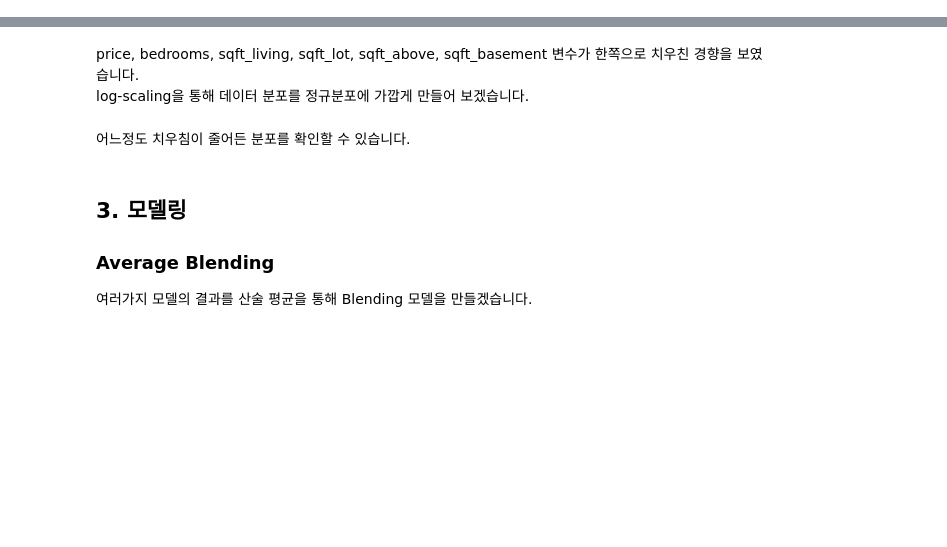
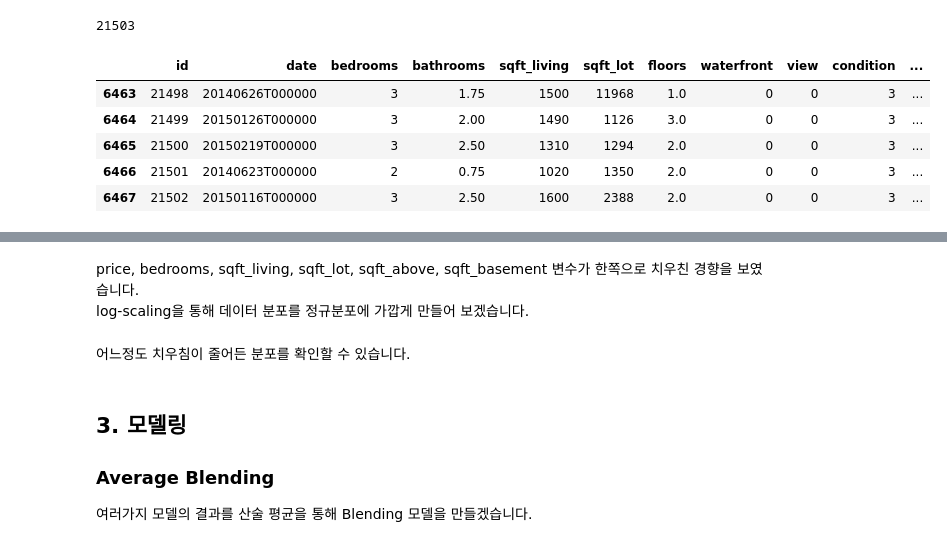
Before and after one commit to minsung6333/AIFEL_Quest, a Jupyter notebook: Exploration_02/2019-ml-month-2nd-baseline.ipynb, the cells around one changed output, grey strips where cells are left out. Saved outputs shown, nothing was run; the diff lists cells and outputs as text; code cells hidden in the pictures; blank space fills up the shorter version.

```diff
--- a/Exploration_02/2019-ml-month-2nd-baseline.ipynb
+++ b/Exploration_02/2019-ml-month-2nd-baseline.ipynb
@@ -18,6 +18,10 @@ import lightgbm as lgb
 import matplotlib.pyplot as plt
 import seaborn as sns
 # %%
-train_data_path = join('../input', 'train.csv')
-sub_data_path = join('../input', 'test.csv')
+# Directory path
+data_dir = '/aiffel/aiffel/AIFEL_Quest/Exploration_02/data'
+
+# Dataset pwd
+train_data_path = join(data_dir, 'train.csv')
+sub_data_path = join(data_dir, 'test.csv')
 # %% [markdown]
@@ -56,3 +95,18 @@ del data['price']
 # %%
+# Concat dataset
+# train_len = 15035
 train_len = len(data)
 data = pd.concat((data, sub), axis=0)
+
+print(len(data))
+# %% [output]
+21503
+# %%
+data.tail()
+# %% [output]
+|  | id | date | bedrooms | bathrooms | sqft_living | sqft_lot | floors | waterfront | view | condition | ... |
+| 6463 | 21498 | 20140626T000000 | 3 | 1.75 | 1500 | 11968 | 1.0 | 0 | 0 | 3 | ... |
+| 6464 | 21499 | 20150126T000000 | 3 | 2.00 | 1490 | 1126 | 3.0 | 0 | 0 | 3 | ... |
+| 6465 | 21500 | 20150219T000000 | 3 | 2.50 | 1310 | 1294 | 2.0 | 0 | 0 | 3 | ... |
+| 6466 | 21501 | 20140623T000000 | 2 | 0.75 | 1020 | 1350 | 2.0 | 0 | 0 | 3 | ... |
+| 6467 | 21502 | 20150116T000000 | 3 | 2.50 | 1600 | 2388 | 2.0 | 0 | 0 | 3 | ... |
```
Also changed, not shown: parts of 20 cells of this notebook.
